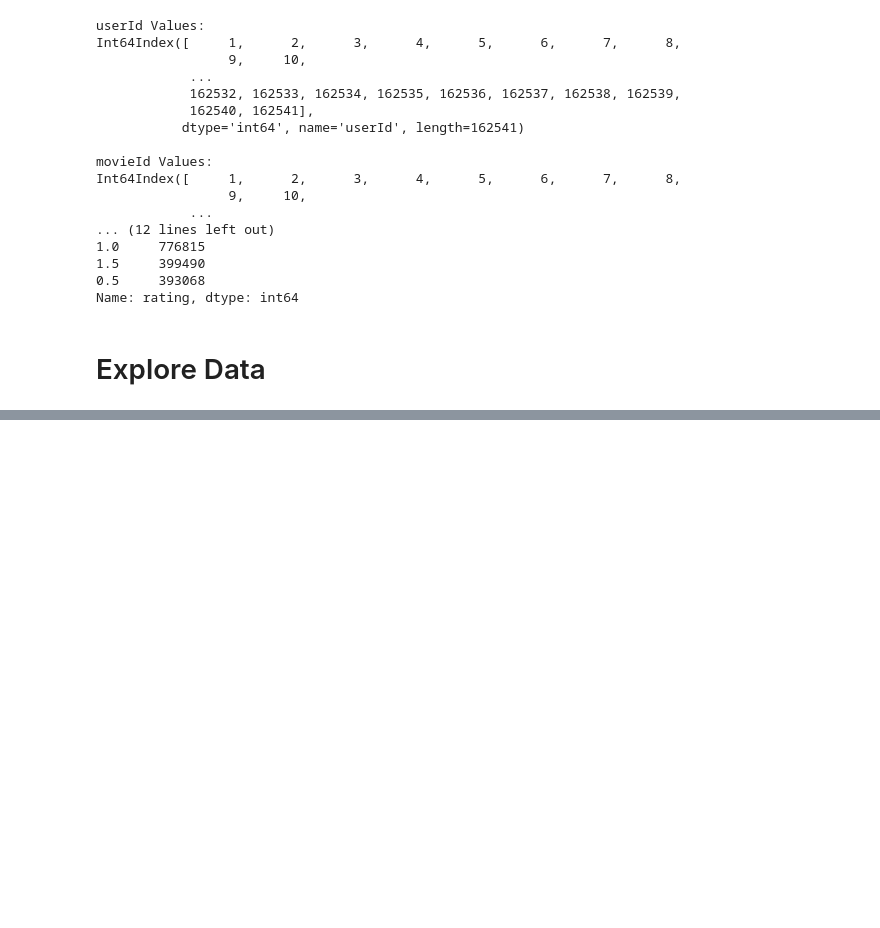
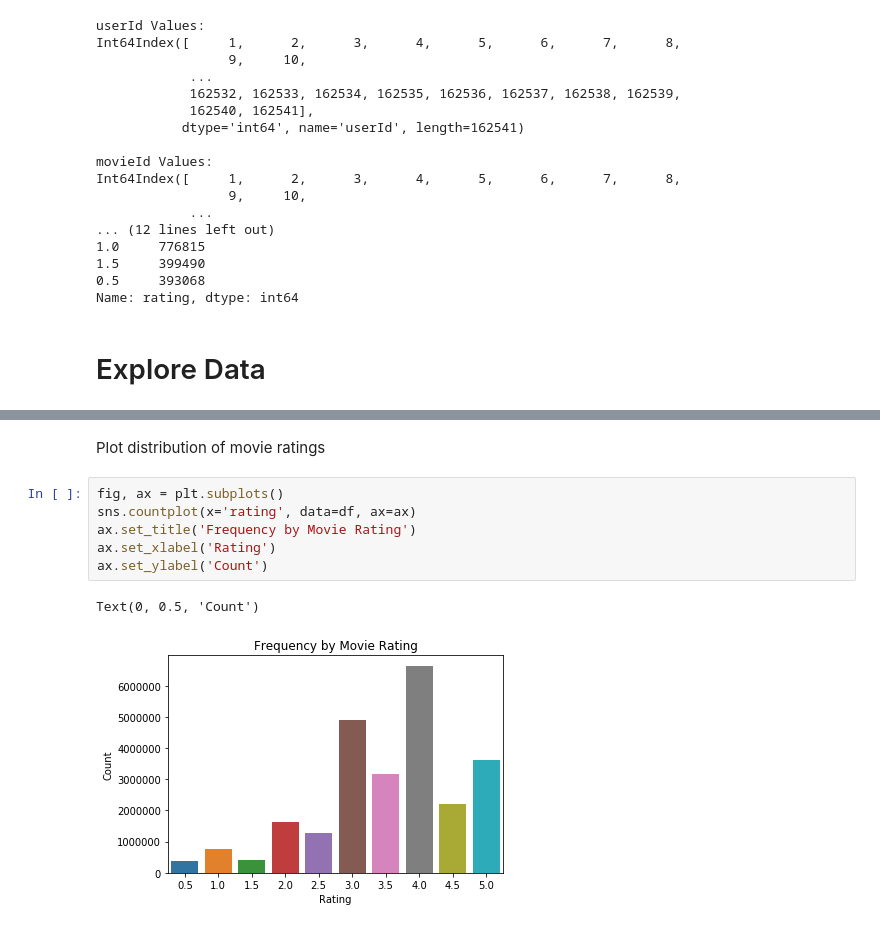
Before and after one commit to blantj/movie_recommendation_system, a Jupyter notebook: Modeling.ipynb, the cells around one changed output, grey strips where cells are left out. Cells and saved outputs as stored; diff of their text form; blank space fills up the shorter version.

Commit message:
Update for exploring data

```diff
--- a/Modeling.ipynb
+++ b/Modeling.ipynb
@@ -75,0 +92,11 @@ Name: rating, dtype: int64
+# %% [markdown]
+Plot distribution of movie ratings
+# %%
+fig, ax = plt.subplots()
+sns.countplot(x='rating', data=df, ax=ax)
+ax.set_title('Frequency by Movie Rating')
+ax.set_xlabel('Rating')
+ax.set_ylabel('Count')
+# %% [output]
+Text(0, 0.5, 'Count')
+[figure, added]
```
Also changed, not shown: parts of 20 cells of this notebook.
